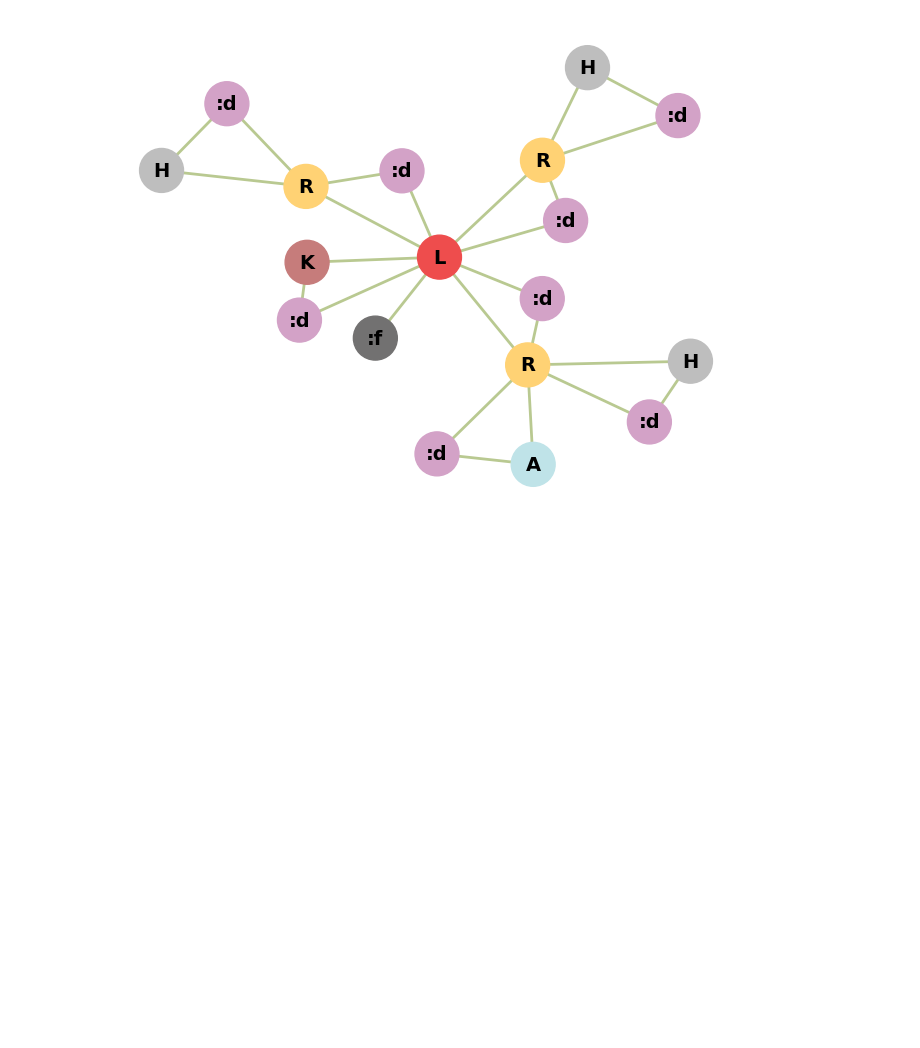
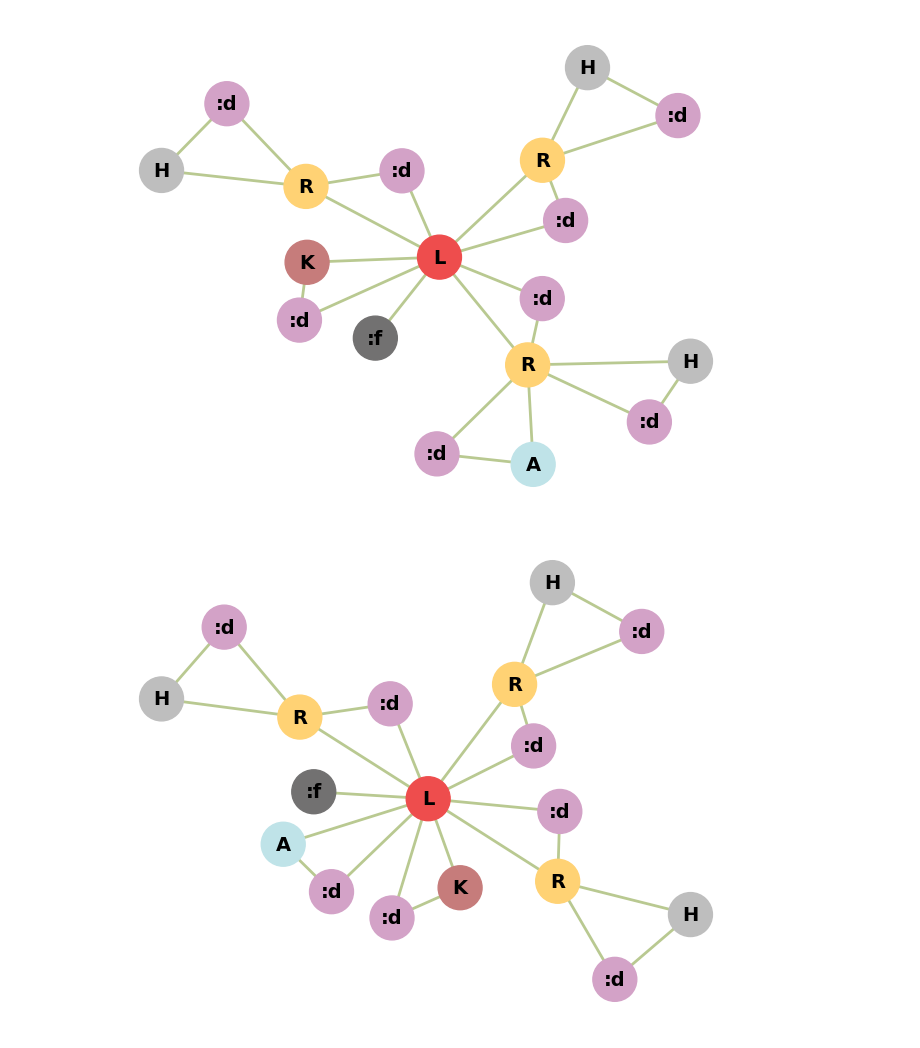
Before and after one commit to enix403/houseganpp, a Jupyter notebook: scratch.ipynb, the cells around one changed output. Drawn from its saved outputs; the diff is of its cells as text; code cells hidden in the pictures; blank space fills up the shorter version.

Commit message:
Layout builder

```diff
--- a/scratch.ipynb
+++ b/scratch.ipynb
@@ -35,3 +35,34 @@ g3.ensure_door_connections()
 g3.draw()
 # %% [output]
 [figure]
+# %%
+bld = LayoutGraphBuilder()
+
+liv = bld.add_node(NodeType.LIVING_ROOM)
+kit = bld.add_node(NodeType.KITCHEN)
+bal = bld.add_node(NodeType.BALCONY)
+r1 = bld.add_node(NodeType.BEDROOM)
+b1 = bld.add_node(NodeType.BATHROOM)
+r2 = bld.add_node(NodeType.BEDROOM)
+b2 = bld.add_node(NodeType.BATHROOM)
+r3 = bld.add_node(NodeType.BEDROOM)
+b3 = bld.add_node(NodeType.BATHROOM)
+fr = bld.add_node(NodeType.FRONT_DOOR)
+
+bld.add_edge(liv, fr)
+bld.add_edge(liv, kit)
+bld.add_edge(liv, r1)
+bld.add_edge(liv, r2)
+bld.add_edge(liv, r3)
+
+bld.add_edge(r1, b1)
+bld.add_edge(r2, b2)
+bld.add_edge(r3, b3)
+bld.add_edge(r3, bal)
+
+g4 = bld.build()
+g4.ensure_door_connections()
+
+g4.draw()
+# %% [output]
+[figure, added]
```
Also changed, not shown: parts of 1 cell of this notebook, 1 other file.
